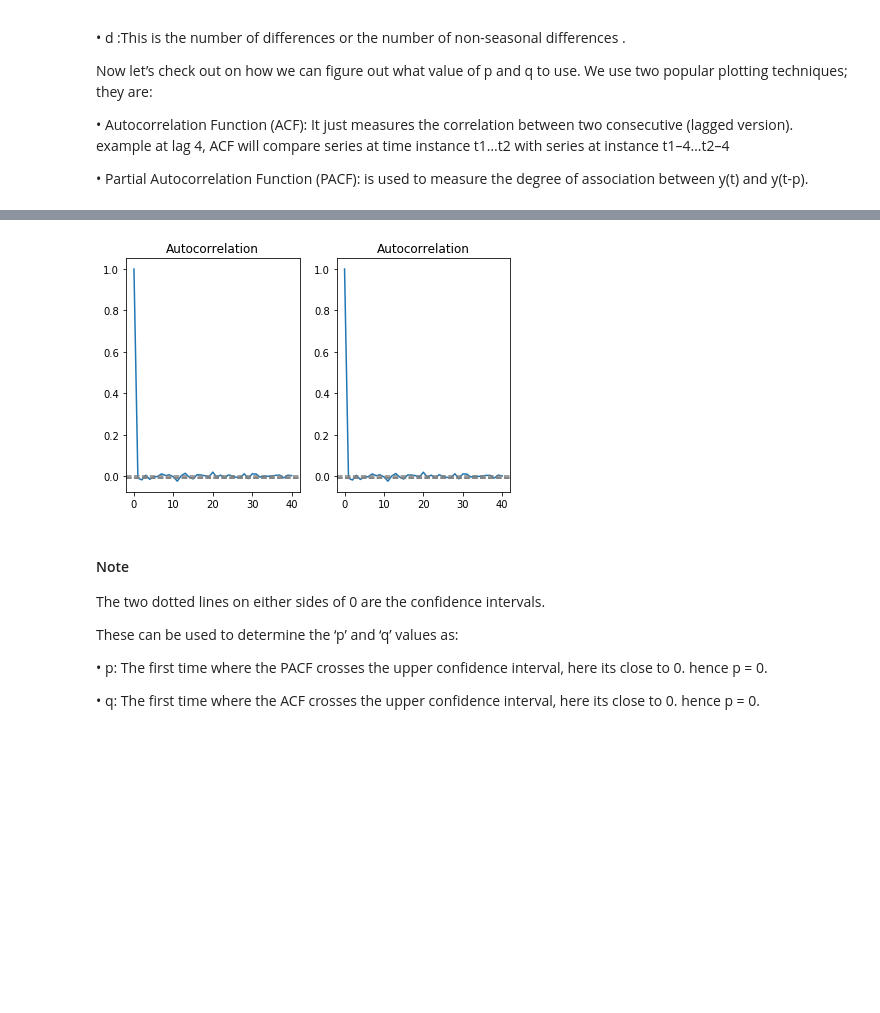
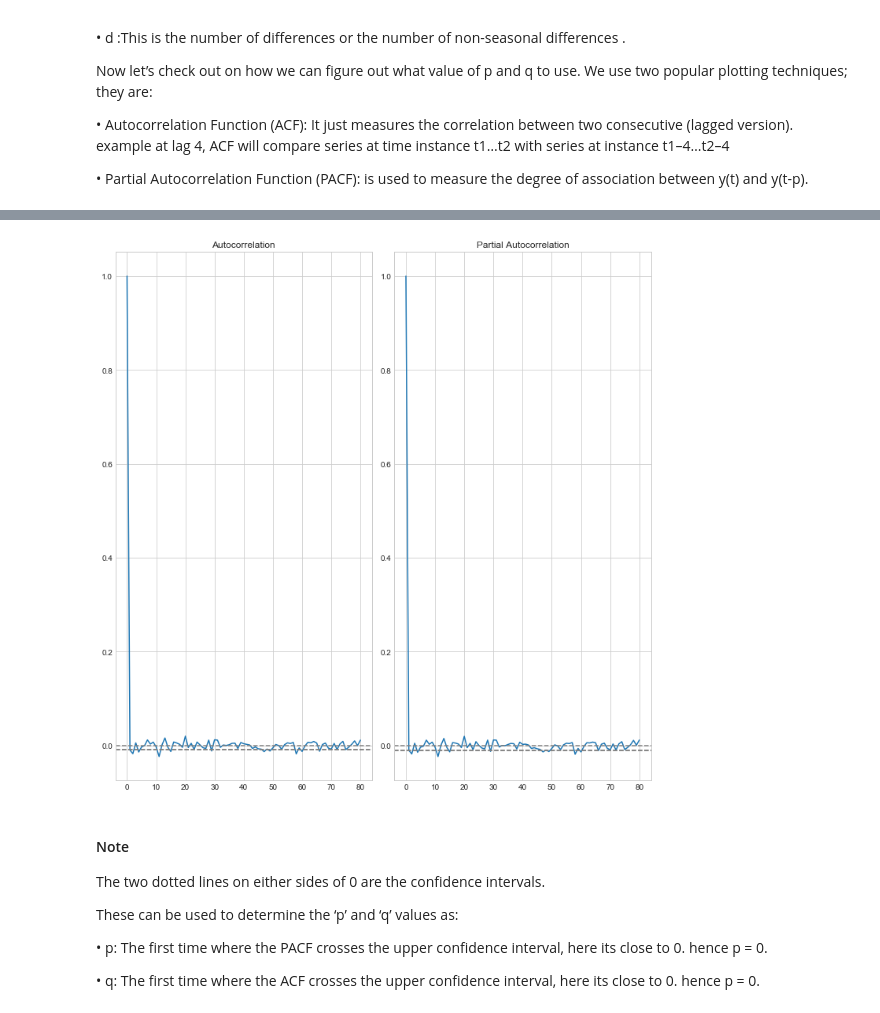
Before and after one commit to plaban1981/Project-5-Stock-Price-Predictions, a Jupyter notebook: Project-5-data-stock-price-forecast-using - time -series-ARIMA.ipynb, the cells around one changed output, grey strips where cells are left out. Drawn from its saved outputs; the diff is of its cells as text; code cells hidden in the pictures; blank space fills up the shorter version.

```diff
--- a/Project-5-data-stock-price-forecast-using - time -series-ARIMA.ipynb
+++ b/Project-5-data-stock-price-forecast-using - time -series-ARIMA.ipynb
@@ -192,6 +186,7 @@ Name: NASDAQ.AAPL, dtype: float64
 # %%
-plt.plot(NASDAQ_AAPL)
+import seaborn as sns
+sns.set_style('whitegrid')
+df_AAPL.plot()
 plt.title('Time Series Plot for NASDAQ_AAPL')
-
 plt.show()
 # %% [output]
@@ -316,0 +265,3 @@ The reason there are null values is because we take the average of first 12 so 1
+# %%
+df_AAPL = df_AAPL.copy()
+df_AAPL.loc[:,'First_Difference'] = df_AAPL['NASDAQ.AAPL'] - df_AAPL['NASDAQ.AAPL'].shift(1)
@@ -317,2 +278,5 @@ The reason there are null values is because we take the average of first 12 so 1
+# %%
+df_AAPL = df_AAPL.copy()
+df_AAPL.dropna(inplace=True)
 # %% [markdown]
 #### Test Staionarity
@@ -437,28 +407,28 @@ strong evidence against the null hypothesis, reject the null hypothesis. Data ha
 # %%
-lag_acf = acf(ts_log_diff,nlags=80)
-lag_pacf = pacf(ts_log_diff,nlags=80,method='ols')
+lag_acf = acf(df_AAPL['First_Difference'],nlags=80)
+lag_pacf = pacf(df_AAPL['First_Difference'],nlags=80,method='ols')
 # %%
+plt.figure(figsize=(10,10))
 plt.subplot(121)
-
 plt.plot(lag_acf)
 plt.axhline(y=0,linestyle='--',color='gray')
-plt.axhline(y=-1.96/np.sqrt(len(ts_log_diff)),linestyle='--',color='gray')
-plt.axhline(y=-1.96/np.sqrt(len(ts_log_diff)),linestyle='--',color='gray')
+plt.axhline(y=-1.96/np.sqrt(len(df_AAPL['First_Difference'])),linestyle='--',color='gray')
+plt.axhline(y=-1.96/np.sqrt(len(df_AAPL['First_Difference'])),linestyle='--',color='gray')
 
 plt.title('Autocorrelation')
 
 plt.subplot(122)
-#plt.figure(figsize=(11,8))
+
 plt.plot(lag_pacf)
 plt.axhline(y=0,linestyle='--',color='gray')
-plt.axhline(y=-1.96/np.sqrt(len(ts_log_diff)),linestyle='--',color='gray')
-plt.axhline(y=-1.96/np.sqrt(len(ts_log_diff)),linestyle='--',color='gray')
+plt.axhline(y=-1.96/np.sqrt(len(df_AAPL['First_Difference'])),linestyle='--',color='gray')
+plt.axhline(y=-1.96/np.sqrt(len(df_AAPL['First_Difference'])),linestyle='--',color='gray')
 
-plt.title('Autocorrelation')
+plt.title('Partial Autocorrelation')
 
 plt.tight_layout()
 # %% [output]
-[figure, old version]
+[figure, new version]
 # %% [markdown]
 #### Note
 The two dotted lines on either sides of 0 are the confidence intervals.
```
Also changed, not shown: parts of 168 cells of this notebook.
